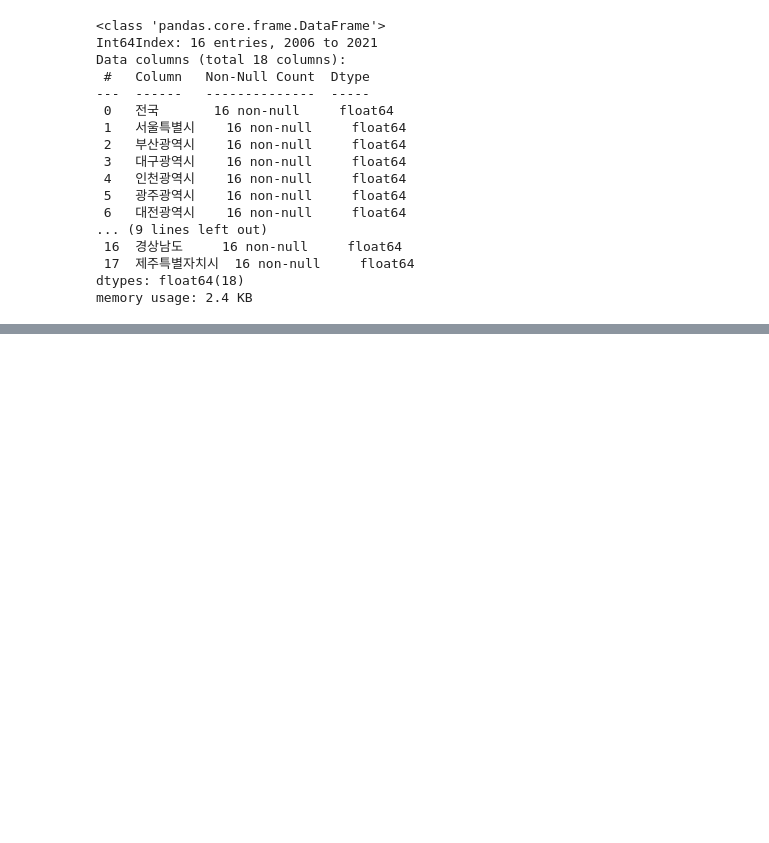
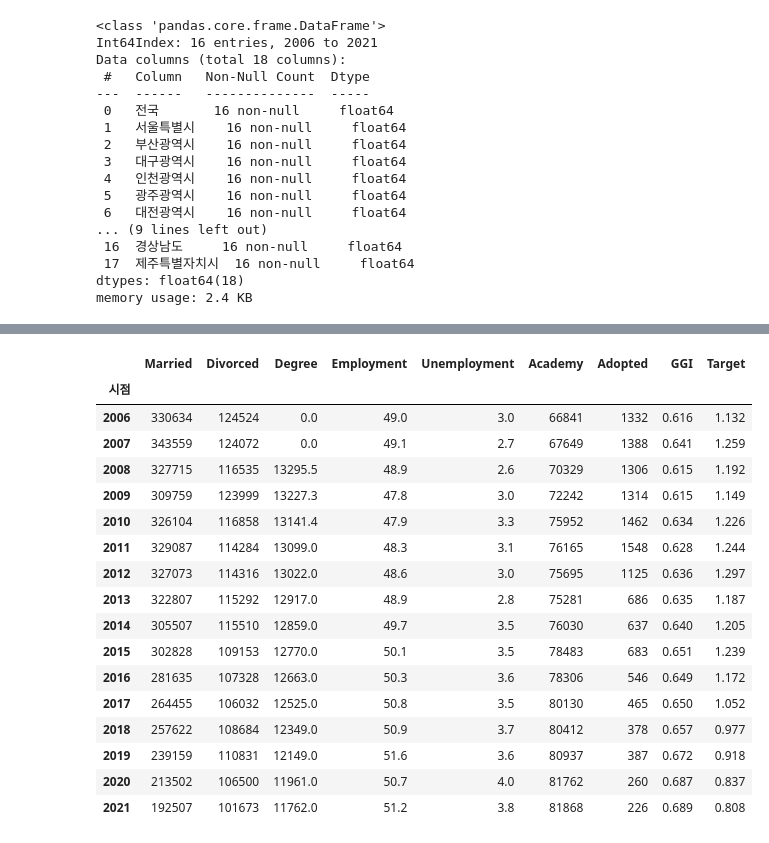
Before and after one commit to jewoodev/To_raise_a_child_well, a Jupyter notebook: data/gihoon/fertility_rate.ipynb, the cells around one changed output, grey strips where cells are left out. Cells and saved outputs as stored; diff of their text form; code cells hidden in the pictures; blank space fills up the shorter version.

```diff
--- a/data/gihoon/fertility_rate.ipynb
+++ b/data/gihoon/fertility_rate.ipynb
@@ -475,0 +869,8 @@ pd.set_option('display.max_columns',None)
+# %%
+# GGI 지수
+ggi = pd.DataFrame([0.616, 0.641, 0.615, 0.615, 0.634, 0.628, 0.636, 0.635, 0.640, 0.651, 0.649, 0.650, 0.657, 0.672, 0.687, 0.689])
+ggi['시점']=range(2006,2022)
+ggi.set_index('시점',inplace=True)
+ggi['GGI']=ggi[0]
+ggi.drop(columns=0,inplace=True)
+ggi
@@ -475,0 +898,5 @@ pd.set_option('display.max_columns',None)
+# %%
+# 출산율 모델 데이터프레임
+fertility_df = pd.DataFrame()
+fertility_df['Married'] = marry['전국']
+fertility_df
@@ -475,0 +922,5 @@ pd.set_option('display.max_columns',None)
+# %%
+fertility_df['Divorced'] = divorce['전국']
+# %%
+fertility_df['Degree'] = edu['전국']
+fertility_df
@@ -475,0 +946,27 @@ pd.set_option('display.max_columns',None)
+# %%
+fertility_df['Employment'] = emp['전국']
+fertility_df['Unemployment'] = unemp['전국']
+fertility_df['Academy'] = academy['전국']
+fertility_df['Adopted'] = adopt['입양 아동수']
+fertility_df['GGI'] = ggi['GGI']
+fertility_df['Target'] = fertility['전국']
+fertility_df
+# %% [output]
+|  | Married | Divorced | Degree | Employment | Unemployment | Academy | Adopted | GGI | Target |
+| 시점 |  |  |  |  |  |  |  |  |  |
+| 2006 | 330634 | 124524 | 0.0 | 49.0 | 3.0 | 66841 | 1332 | 0.616 | 1.132 |
+| 2007 | 343559 | 124072 | 0.0 | 49.1 | 2.7 | 67649 | 1388 | 0.641 | 1.259 |
+| 2008 | 327715 | 116535 | 13295.5 | 48.9 | 2.6 | 70329 | 1306 | 0.615 | 1.192 |
+| 2009 | 309759 | 123999 | 13227.3 | 47.8 | 3.0 | 72242 | 1314 | 0.615 | 1.149 |
+| 2010 | 326104 | 116858 | 13141.4 | 47.9 | 3.3 | 75952 | 1462 | 0.634 | 1.226 |
+| 2011 | 329087 | 114284 | 13099.0 | 48.3 | 3.1 | 76165 | 1548 | 0.628 | 1.244 |
+| 2012 | 327073 | 114316 | 13022.0 | 48.6 | 3.0 | 75695 | 1125 | 0.636 | 1.297 |
+| 2013 | 322807 | 115292 | 12917.0 | 48.9 | 2.8 | 75281 | 686 | 0.635 | 1.187 |
+| 2014 | 305507 | 115510 | 12859.0 | 49.7 | 3.5 | 76030 | 637 | 0.640 | 1.205 |
+| 2015 | 302828 | 109153 | 12770.0 | 50.1 | 3.5 | 78483 | 683 | 0.651 | 1.239 |
+| 2016 | 281635 | 107328 | 12663.0 | 50.3 | 3.6 | 78306 | 546 | 0.649 | 1.172 |
+| 2017 | 264455 | 106032 | 12525.0 | 50.8 | 3.5 | 80130 | 465 | 0.650 | 1.052 |
+| 2018 | 257622 | 108684 | 12349.0 | 50.9 | 3.7 | 80412 | 378 | 0.657 | 0.977 |
+| 2019 | 239159 | 110831 | 12149.0 | 51.6 | 3.6 | 80937 | 387 | 0.672 | 0.918 |
+| 2020 | 213502 | 106500 | 11961.0 | 50.7 | 4.0 | 81762 | 260 | 0.687 | 0.837 |
+| 2021 | 192507 | 101673 | 11762.0 | 51.2 | 3.8 | 81868 | 226 | 0.689 | 0.808 |
```
Also changed, not shown: parts of 26 cells of this notebook.
